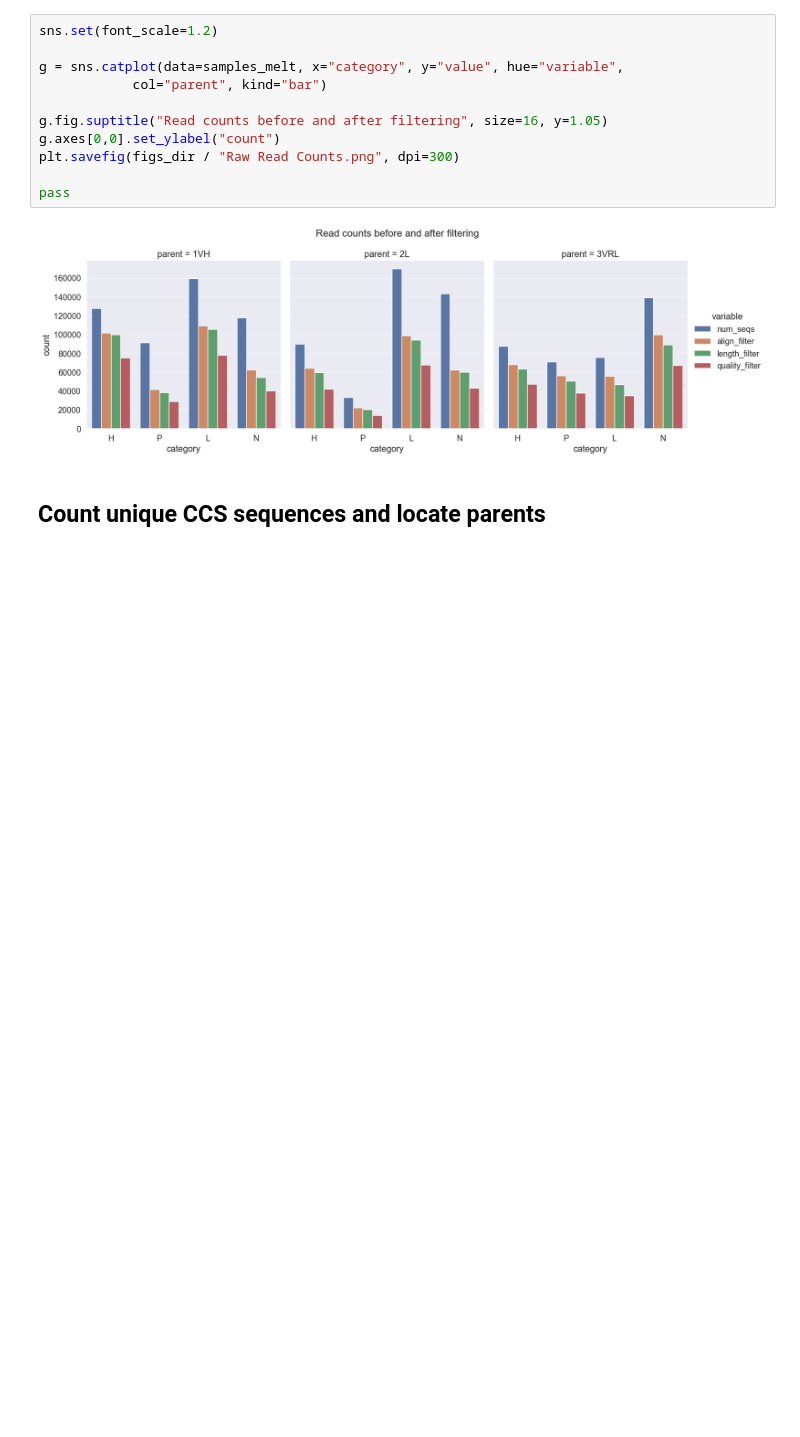
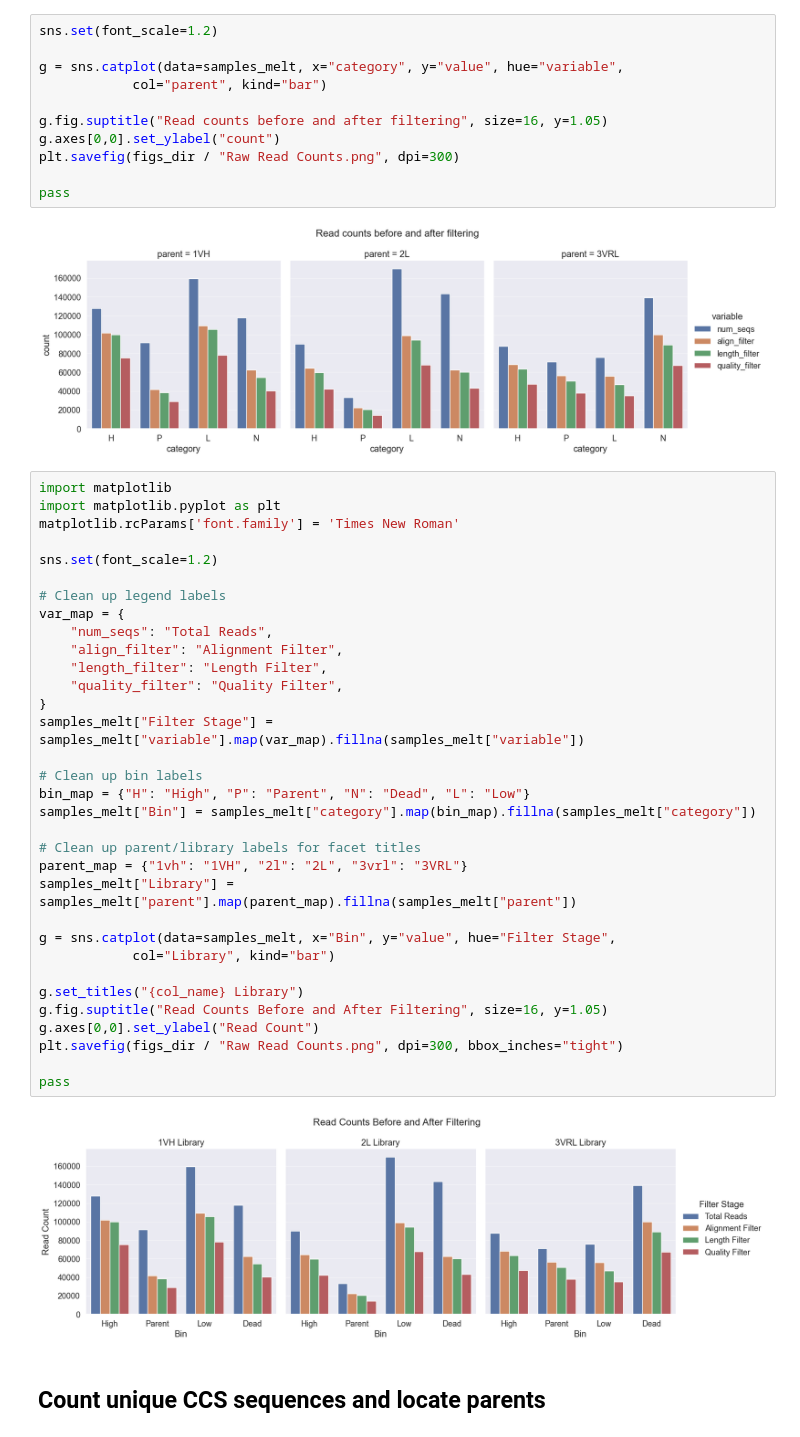
Before and after one commit to RomeroLab/sadx-latent-function, a Jupyter notebook: scripts/process_sequence_data/nb_preprocess_bam_Oct22.ipynb, the cells around one changed output. Cells and saved outputs as stored; diff of their text form; blank space fills up the shorter version.

```diff
--- a/scripts/process_sequence_data/nb_preprocess_bam_Oct22.ipynb
+++ b/scripts/process_sequence_data/nb_preprocess_bam_Oct22.ipynb
@@ -60,6 +60,41 @@ plt.savefig(figs_dir / "Raw Read Counts.png", dpi=300)
 pass
 # %% [output]
 [figure]
+# %%
+import matplotlib
+import matplotlib.pyplot as plt
+matplotlib.rcParams['font.family'] = 'Times New Roman'
+
+sns.set(font_scale=1.2)
+
+# Clean up legend labels
+var_map = {
+    "num_seqs": "Total Reads",
+    "align_filter": "Alignment Filter",
+    "length_filter": "Length Filter",
+    "quality_filter": "Quality Filter",
+}
+samples_melt["Filter Stage"] = samples_melt["variable"].map(var_map).fillna(samples_melt["variable"])
+
+# Clean up bin labels
+bin_map = {"H": "High", "P": "Parent", "N": "Dead", "L": "Low"}
+samples_melt["Bin"] = samples_melt["category"].map(bin_map).fillna(samples_melt["category"])
+
+# Clean up parent/library labels for facet titles
+parent_map = {"1vh": "1VH", "2l": "2L", "3vrl": "3VRL"}
+samples_melt["Library"] = samples_melt["parent"].map(parent_map).fillna(samples_melt["parent"])
+
+g = sns.catplot(data=samples_melt, x="Bin", y="value", hue="Filter Stage",
+            col="Library", kind="bar")
+
+g.set_titles("{col_name} Library")
+g.fig.suptitle("Read Counts Before and After Filtering", size=16, y=1.05)
+g.axes[0,0].set_ylabel("Read Count")
+plt.savefig(figs_dir / "Raw Read Counts.png", dpi=300, bbox_inches="tight")
+
+pass
+# %% [output]
+[figure, added]
 # %% [markdown]
 ## Count unique CCS sequences and locate parents
 # %%
```
Also changed, not shown: parts of 5 cells of this notebook, 9 other files.
